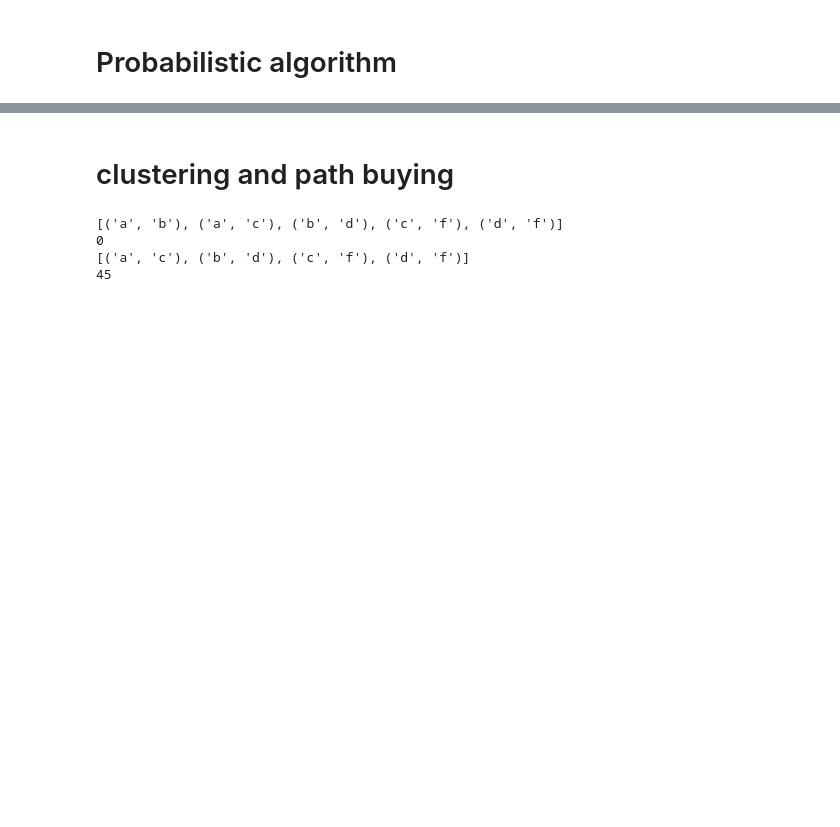
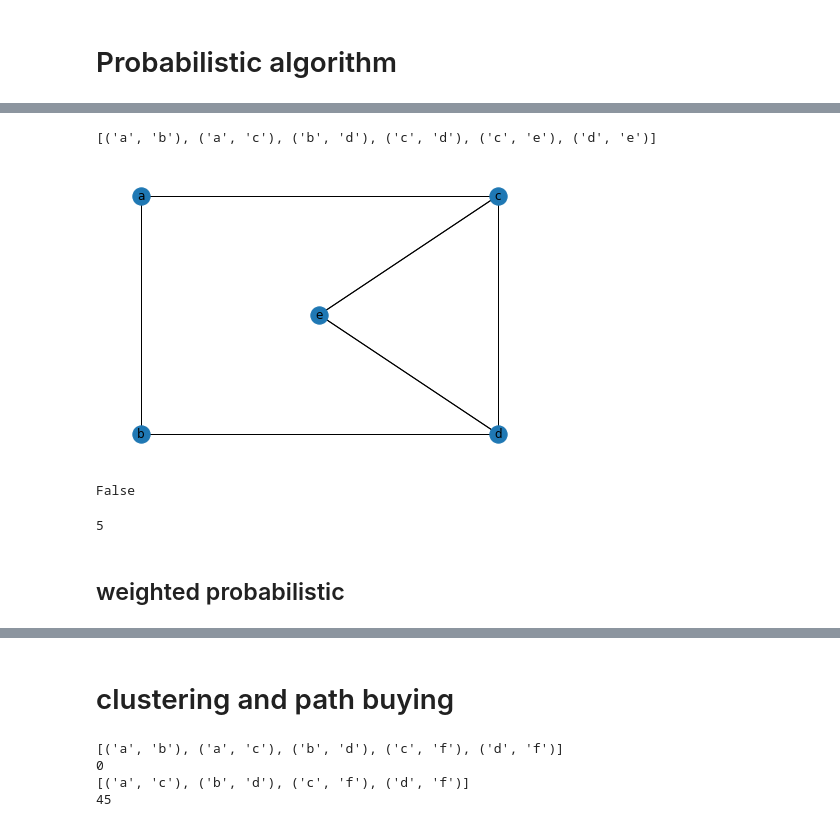
Before and after one commit to ZywO0/Data-Mining, a Jupyter notebook: ip/learn.ipynb, the cells around one changed output, grey strips where cells are left out. Saved outputs shown, nothing was run; the diff lists cells and outputs as text; code cells hidden in the pictures; blank space fills up the shorter version.

```diff
--- a/ip/learn.ipynb
+++ b/ip/learn.ipynb
@@ -279,0 +364,34 @@ def pro(G,K,c=4,weight=None):
+# %%
+qedges = (('a','b',{'weight1':1}),('a','c',{'weight1':1}),('d','b',{'weight1':1}),
+         ('c','d',{'weight1':10}),('c','e',{'weight1':1}),('e','d',{'weight1':1}))
+G = nx.Graph(edges)
+
+pos = {'a': [0, 2], 'b':[0, 0],
+       'c': [2, 2], 'd': [2, 0],
+       'e': [1, 1]}
+nx.draw(G,pos,with_labels=True)
+edge_labels = nx.get_edge_attributes(G,'weight1')
+# nx.draw_networkx_edge_labels(G,pos,edge_labels=edge_labels)
+nx.draw_networkx_edges(G,pos)
+print(G.edges)
+plt.show()
+
+es == list(G.edges)
+# %% [output]
+[('a', 'b'), ('a', 'c'), ('b', 'd'), ('c', 'd'), ('c', 'e'), ('d', 'e')]
+[figure, added]
+False
+# %%
+edges = (('a','b',{'weight1':1}),('a','c',{'weight1':1}),('d','b',{'weight1':1}),
+         ('c','d',{'weight1':10}),('c','e',{'weight1':1}),('e','d',{'weight1':1}))
+G = nx.Graph(edges)
+G.remove_edges_from([['a','b'],['a','c']])
+G.edges
+G.nodes
+
+m= [[() for j in range (5)] for i in range (5)]
+len(m[0])
+# %% [output]
+5
+# %% [markdown]
+## weighted probabilistic
```
Also changed, not shown: parts of 13 cells of this notebook.
